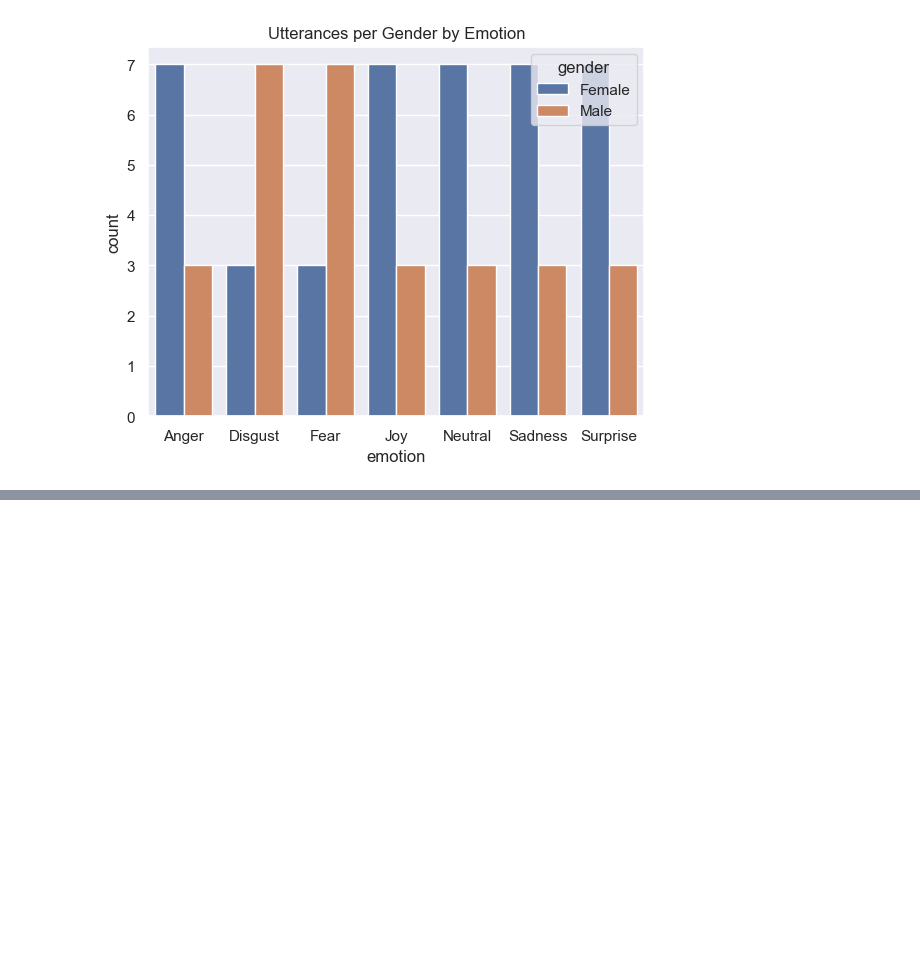
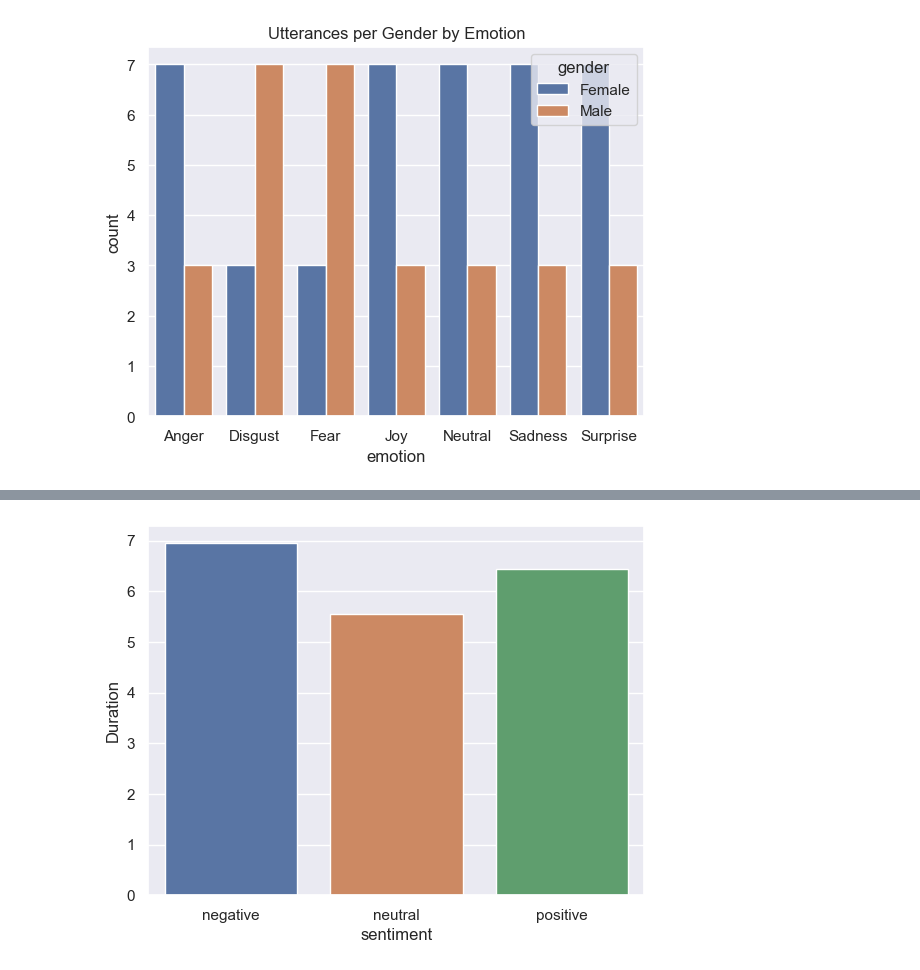
Before and after one commit to isevr/TVEmotion, a Jupyter notebook: TVED dataset.ipynb, the cells around one changed output, grey strips where cells are left out. Cells and saved outputs as stored; diff of their text form; code cells hidden in the pictures; blank space fills up the shorter version.

```diff
--- a/TVED dataset.ipynb
+++ b/TVED dataset.ipynb
@@ -109 +119,8 @@ plt.show()
 [figure]
+# %%
+df_len = pd.DataFrame(df.groupby('sentiment')['length'].mean())
+df_len.columns = ['Duration']
+sns.barplot(df_len, x=df_len.index, y='Duration' )
+plt.show()
+# %% [output]
+[figure, added]
```
Also changed, not shown: parts of 10 cells of this notebook.
